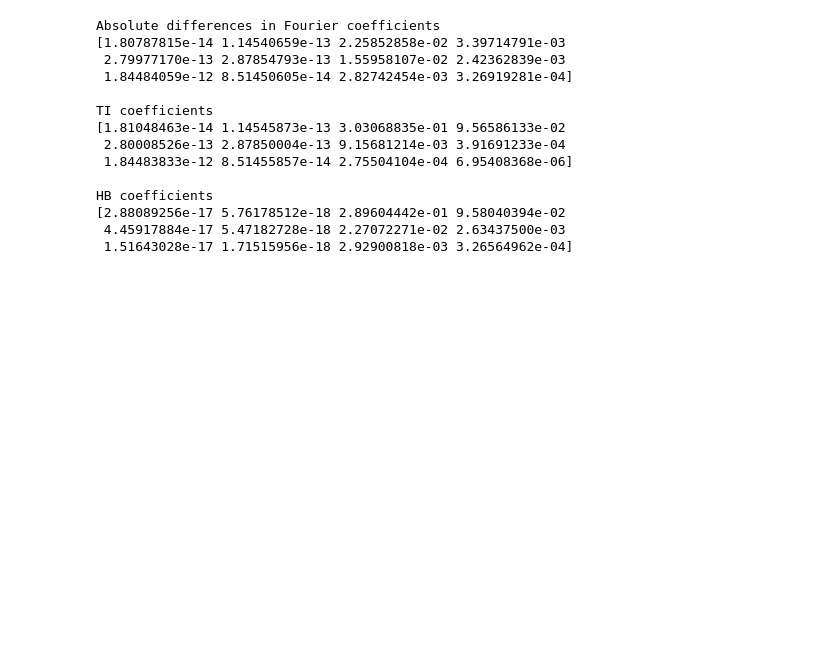
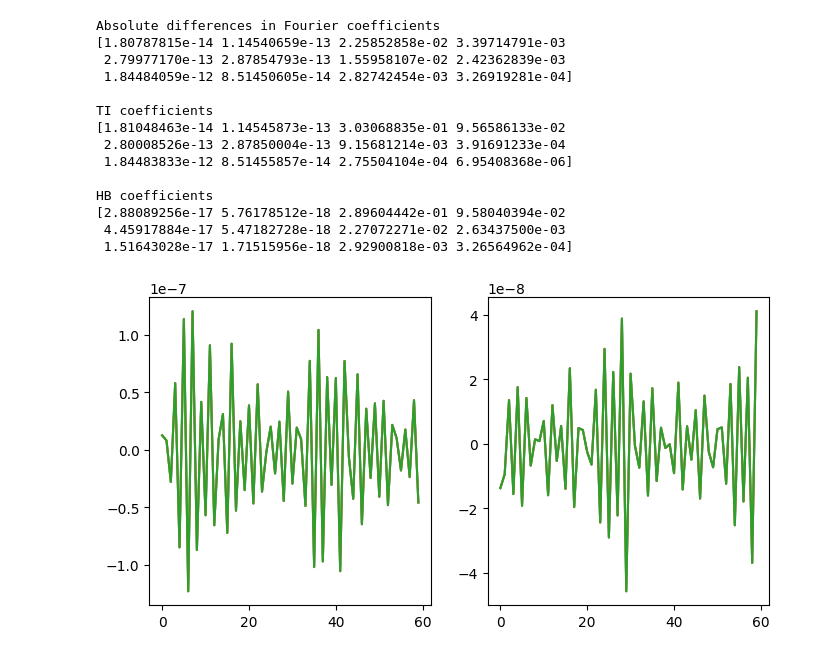
Before and after one commit to schilln/harmonic_balance_python, a Jupyter notebook: experiment/balance.ipynb, the cells around one changed output. Saved outputs shown, nothing was run; the diff lists cells and outputs as text; code cells hidden in the pictures; blank space fills up the shorter version.

Commit message:
plotted time domain residual

```diff
--- a/experiment/balance.ipynb
+++ b/experiment/balance.ipynb
@@ -249,0 +288,26 @@ HB coefficients
+# %%
+ti_zpp = freq.get_derivative(omega, ti_z, NH, n, 2)
+ti_zzpp = utils.extract_dofs_freq(ti_zpp, n)
+ti_xxpp = scipy.fft.irfft(ti_zzpp, axis=1, norm=freq.FFT_NORM)
+
+ti_res = get_residual_time(
+    ti_xx, ti_xxp, ti_xxpp, M, C, K, f_ext, f_nl, omega, tls
+)
+
+ti_res2 = get_residual_time2(ti_xx, ti_xxp, ti_xxpp, M, C, K, f_ext, omega, tls)
+
+ti_res3 = get_residual_time3(
+    ti_xx, ti_xxp, ti_xxpp, M, C, K, f_ext, f_nl, omega, tls
+)
+
+fig, axs = plt.subplots(1, 2, figsize=(8, 4))
+
+for i in range(2):
+    ax = axs[i]
+    ax.plot(ti_res[i])
+    ax.plot(ti_res2[i])
+    ax.plot(ti_res3[i])
+
+plt.show()
+# %% [output]
+[figure, added]
```
Also changed, not shown: parts of 2 cells of this notebook.
